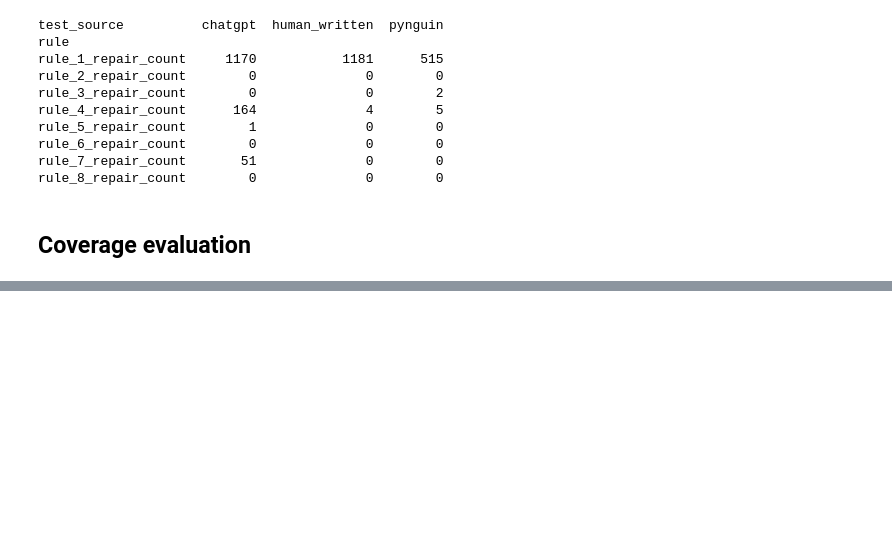
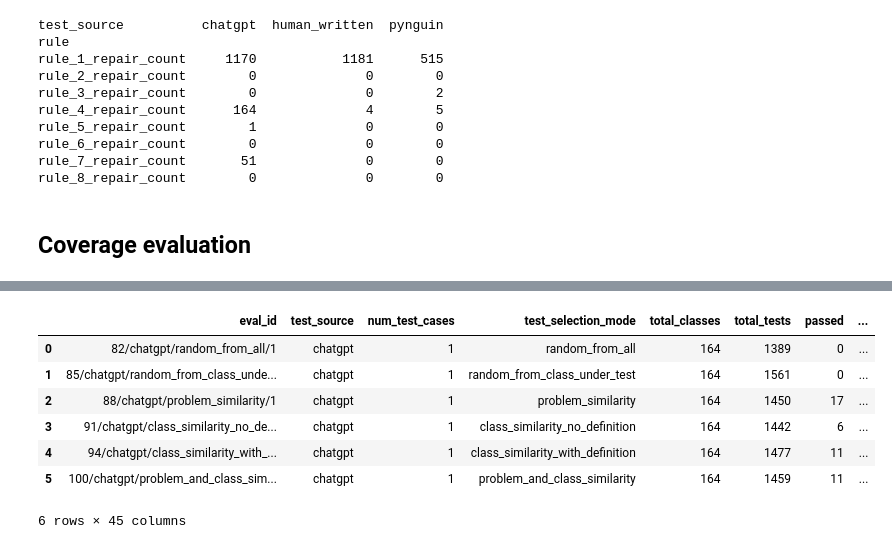
Before and after one commit to AlexChudic/test-suite-enhancement, a Jupyter notebook: src/scripts.ipynb, the cells around one changed output, grey strips where cells are left out. Cells and saved outputs as stored; diff of their text form; code cells hidden in the pictures; blank space fills up the shorter version.

```diff
--- a/src/scripts.ipynb
+++ b/src/scripts.ipynb
@@ -318,0 +476,9 @@ def create_coverage_table(df):
+# %%
+settings = {
+    'test_source': None,
+    'test_selection_mode': 'random_from_all',
+    'num_test_cases': 1
+}
+enhanced_dfs = get_enhanced_eval_data("human_eval", settings)
+display(enhanced_dfs)
+create_code_quality_table(enhanced_dfs, settings)
@@ -318,0 +501,56 @@ def create_coverage_table(df):
+# %%
+def create_code_quality_table_2(df, settings=None):
+    code_quality_cols = [
+        "lines",
+        "non_comment_lines",
+        "comment_lines",
+        "cognitive_complexity",
+        "cyclomatic_complexity",
+        "squale_index",
+        "code_smells",
+        # "bugs",
+        # "vulnerabilities"
+    ]
+
+    # Make the value which is None as id_var
+    if settings is not None:
+        id_var = [k for k, v in settings.items() if v is None]
+    else:
+        id_var = ['test_source']
+        settings = 'initial'
+
+    # Create correctness table
+    melted = df.melt(
+        id_vars=id_var,
+        value_vars=code_quality_cols,
+        var_name='metric',
+        value_name='value'
+    )
+    code_quality_table = melted.pivot(index='metric', columns=id_var, values='value').fillna(0)
+    code_quality_table = code_quality_table.reindex(code_quality_cols)
+    # Sort the table by the order of coverage_cols
+
+    # Format values
+    code_quality_table = code_quality_table.astype(str)
+
+    # Display
+    print(f"INFO: {settings}")
+    print(code_quality_table)
+
+settings = {
+    'test_source': "chatgpt",
+    'test_selection_mode': None,
+    'num_test_cases': 1
+}
+enhanced_dfs = get_enhanced_eval_data("human_eval", settings)
+display(enhanced_dfs)
+create_code_quality_table_2(enhanced_dfs, settings)
+# %% [output]
+|  | eval_id | test_source | num_test_cases | test_selection_mode | total_classes | total_tests | passed | ... |
+| 0 | 82/chatgpt/random_from_all/1 | chatgpt | 1 | random_from_all | 164 | 1389 | 0 | ... |
+| 1 | 85/chatgpt/random_from_class_unde... | chatgpt | 1 | random_from_class_under_test | 164 | 1561 | 0 | ... |
+| 2 | 88/chatgpt/problem_similarity/1 | chatgpt | 1 | problem_similarity | 164 | 1450 | 17 | ... |
+| 3 | 91/chatgpt/class_similarity_no_de... | chatgpt | 1 | class_similarity_no_definition | 164 | 1442 | 6 | ... |
+| 4 | 94/chatgpt/class_similarity_with_... | chatgpt | 1 | class_similarity_with_definition | 164 | 1477 | 11 | ... |
+| 5 | 100/chatgpt/problem_and_class_sim... | chatgpt | 1 | problem_and_class_similarity | 164 | 1459 | 11 | ... |
+6 rows × 45 columns
```
Also changed, not shown: parts of 13 cells of this notebook, 1 other file.
